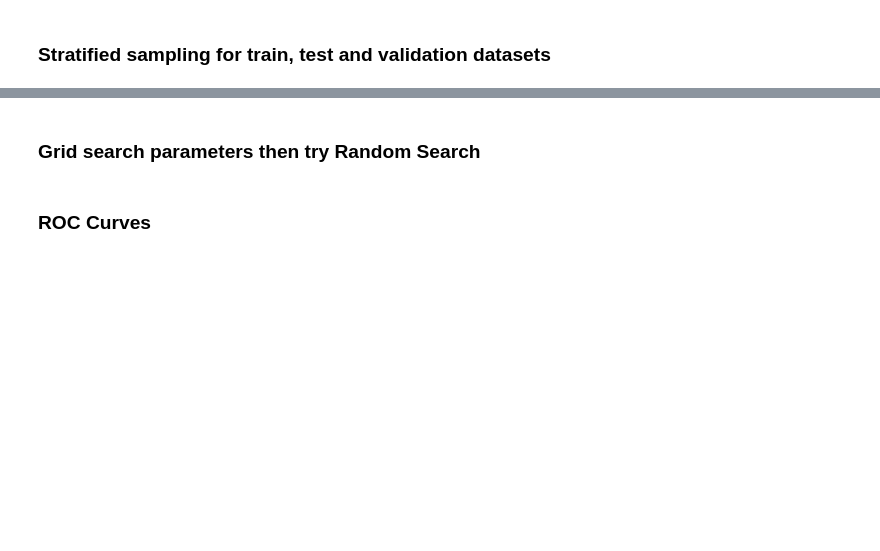
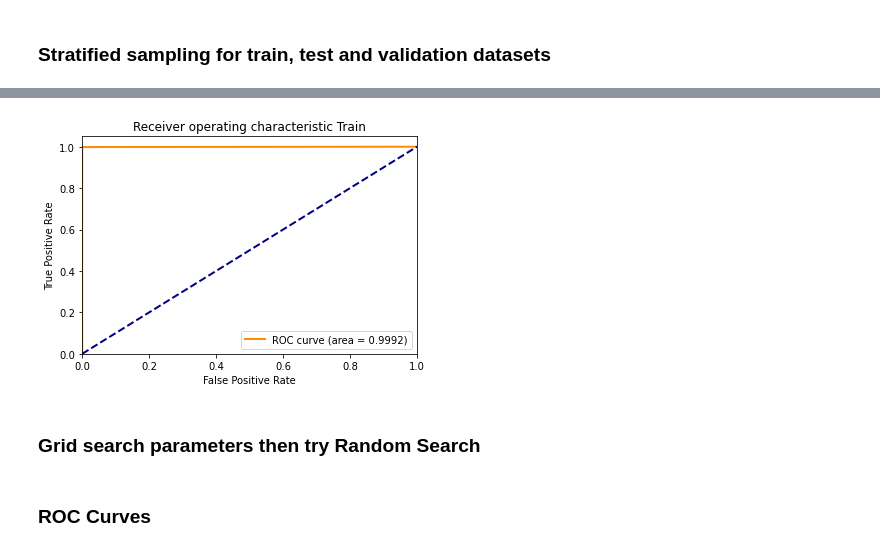
Before and after one commit to DRMRK/Machine_Learning-, a Jupyter notebook: Bus_bunching_Translink/notebooks/20200925_analyze_cleaned_data.ipynb, the cells around one changed output, grey strips where cells are left out. Saved outputs shown, nothing was run; the diff lists cells and outputs as text; code cells hidden in the pictures; blank space fills up the shorter version.

```diff
--- a/Bus_bunching_Translink/notebooks/20200925_analyze_cleaned_data.ipynb
+++ b/Bus_bunching_Translink/notebooks/20200925_analyze_cleaned_data.ipynb
@@ -108,3 +213,7 @@ ps.display_confusion_matrix()
+# %%
+ps.plot_ROC('Train')
+# %% [output]
+[figure, added]
 # %% [markdown]
 ### Grid search parameters then try Random Search
 # %%
```
Also changed, not shown: parts of 14 cells of this notebook.
